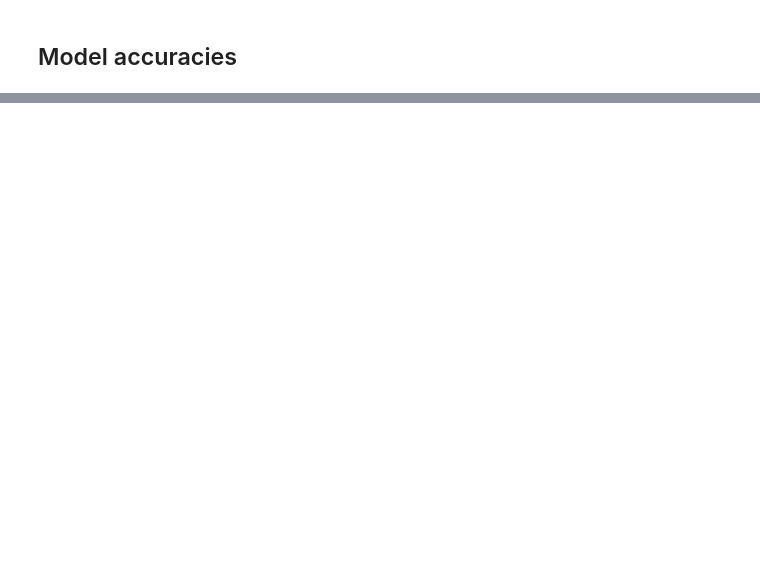
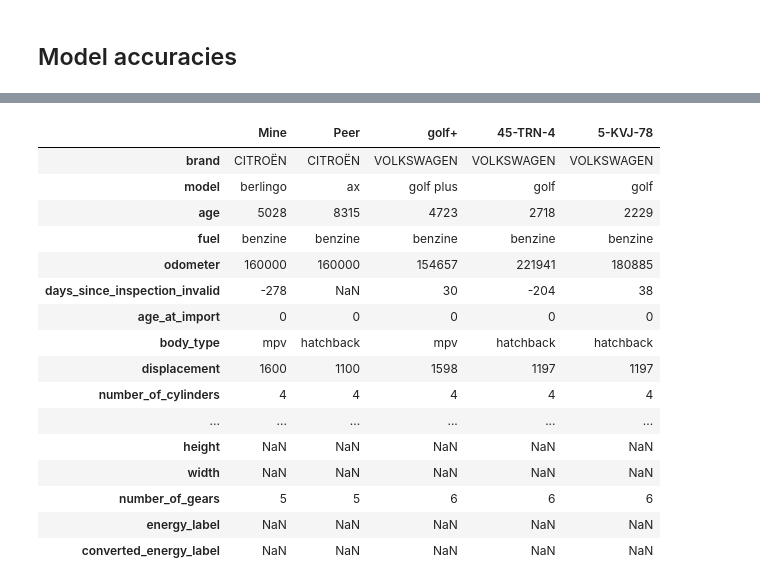
Before and after one commit to r5atom/Saturday-Datascience, a Jupyter notebook: code/predict-price.ipynb, the cells around one changed output, grey strips where cells are left out. Cells and saved outputs as stored; diff of their text form; code cells hidden in the pictures; blank space fills up the shorter version.

```diff
--- a/code/predict-price.ipynb
+++ b/code/predict-price.ipynb
@@ -1570,0 +1864,20 @@ MLR Lasso
+# %%
+B.T
+# %% [output]
+|  | Mine | Peer | golf+ | 45-TRN-4 | 5-KVJ-78 |
+| brand | CITROËN | CITROËN | VOLKSWAGEN | VOLKSWAGEN | VOLKSWAGEN |
+| model | berlingo | ax | golf plus | golf | golf |
+| age | 5028 | 8315 | 4723 | 2718 | 2229 |
+| fuel | benzine | benzine | benzine | benzine | benzine |
+| odometer | 160000 | 160000 | 154657 | 221941 | 180885 |
+| days_since_inspection_invalid | -278 | NaN | 30 | -204 | 38 |
+| age_at_import | 0 | 0 | 0 | 0 | 0 |
+| body_type | mpv | hatchback | mpv | hatchback | hatchback |
+| displacement | 1600 | 1100 | 1598 | 1197 | 1197 |
+| number_of_cylinders | 4 | 4 | 4 | 4 | 4 |
+| ... | ... | ... | ... | ... | ... |
+| height | NaN | NaN | NaN | NaN | NaN |
+| width | NaN | NaN | NaN | NaN | NaN |
+| number_of_gears | 5 | 5 | 6 | 6 | 6 |
+| energy_label | NaN | NaN | NaN | NaN | NaN |
+| converted_energy_label | NaN | NaN | NaN | NaN | NaN |
```
Also changed, not shown: parts of 47 cells of this notebook, 39 other files.
